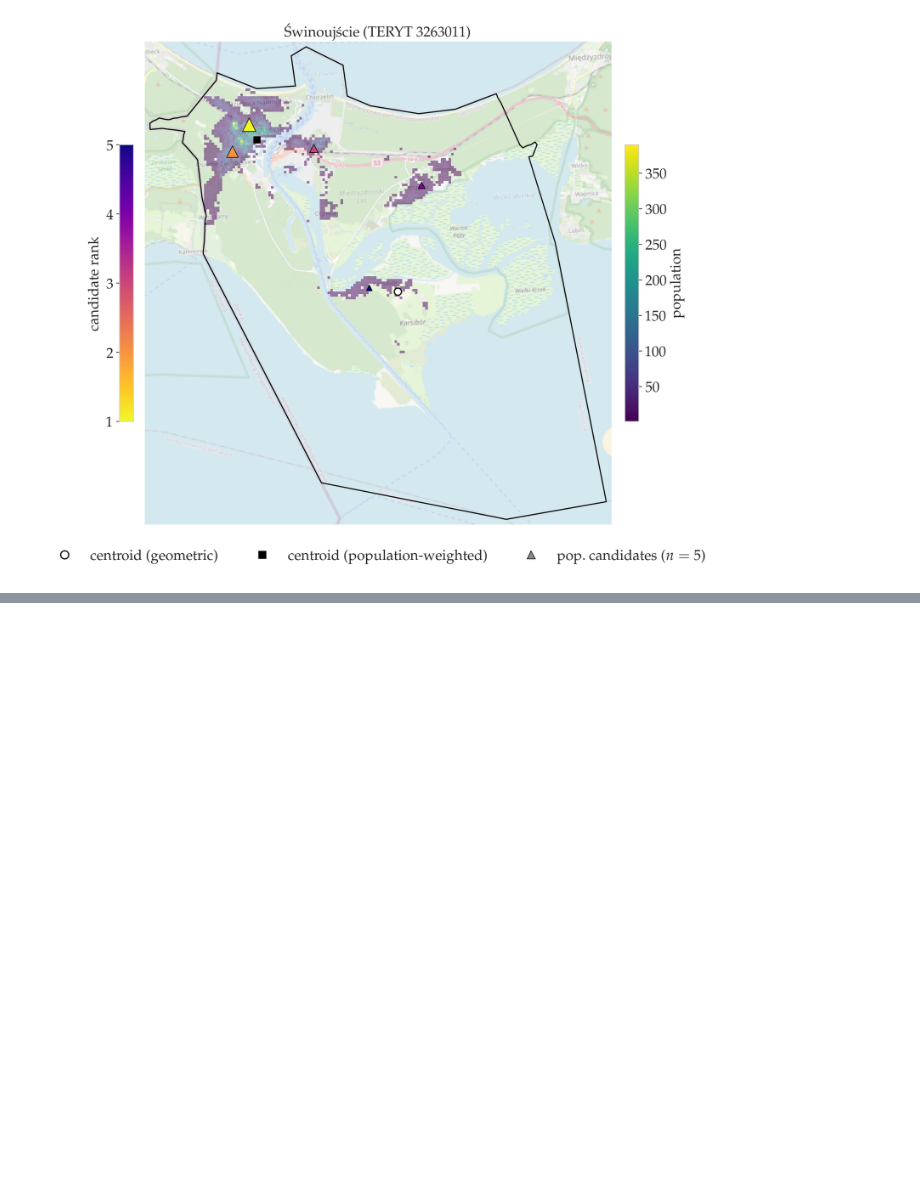
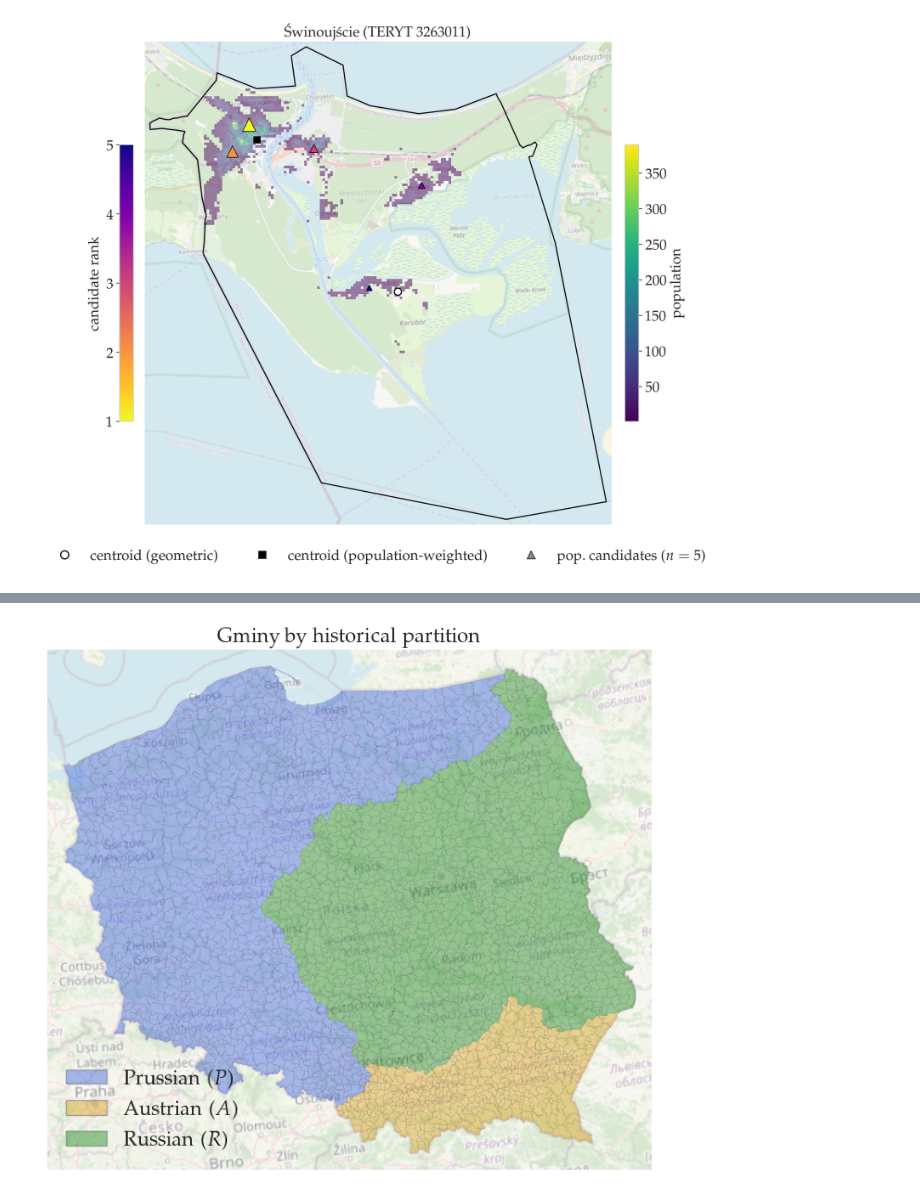
Before and after one commit to jendrkk/QSE-Poland-paper, a Jupyter notebook: notebooks/01_communes.ipynb, the cells around one changed output, grey strips where cells are left out. Drawn from its saved outputs; the diff is of its cells as text; code cells hidden in the pictures; blank space fills up the shorter version.

```diff
--- a/notebooks/01_communes.ipynb
+++ b/notebooks/01_communes.ipynb
@@ -21,11 +21,15 @@ import pandas as pd
 import geopandas as gpd
 import seaborn as sns
 from matplotlib.lines import Line2D
+from matplotlib.patches import Patch
 from shapely.geometry import box
 
 REPO_ROOT = Path(ipynbname.path()).parent.parent
 DATA_ROOT = REPO_ROOT / "data"
 COMMUNES_PATH = DATA_ROOT / "processed" / "shapefiles" / "communes_2021.gpkg"
+COMMUNES_PARTITIONS_PATH = (
+    DATA_ROOT / "processed" / "shapefiles" / "communes_2021_partitions.gpkg"
+)
 POP_GRID_PATH = DATA_ROOT / "raw" / "pop" / "poland_bbox_pop_100m.parquet"
 
 
@@ -353,0 +360,75 @@ plt.show()
+# %%
+# From scripts/shapefiles/partitions_map.py (temp layer with partition labels)
+communes_part = gpd.read_file(COMMUNES_PARTITIONS_PATH)
+# Older runs labelled the Prussian partition as 'G'; accept both.
+communes_part["partition"] = communes_part["partition"].replace({"G": "P"})
+
+PARTITION_COLORS = {
+    "P": "royalblue",
+    "A": "goldenrod",
+    "R": "forestgreen",
+}
+PARTITION_LABELS = {
+    "P": r"Prussian ($P$)",
+    "A": r"Austrian ($A$)",
+    "R": r"Russian ($R$)",
+}
+
+fig, ax = plt.subplots(figsize=(14, 14))
+
+minx, miny, maxx, maxy = communes_part.total_bounds
+pad = 2.0e4  # metres — small margin so OSM tiles frame the country
+ax.set_xlim(minx - pad, maxx + pad)
+ax.set_ylim(miny - pad, maxy + pad)
+
+cx.add_basemap(
+    ax,
+    crs=communes_part.crs,
+    source=cx.providers.OpenStreetMap.Mapnik,
+    headers={
+        "user-agent": (
+            "QSE-Poland-paper/1.0 "
+            "(research notebook; https://github.com/jendrkk/QSE_Poland_paper)"
+        )
+    },
+    alpha=0.5,
+    zorder=0,
+    attribution=False,
+)
+
+for code, color in PARTITION_COLORS.items():
+    subset = communes_part.loc[communes_part["partition"] == code]
+    if subset.empty:
+        continue
+    subset.plot(
+        ax=ax,
+        facecolor=color,
+        edgecolor="0.35",
+        linewidth=0.15,
+        alpha=0.45,
+        zorder=2,
+    )
+
+ax.legend(
+    handles=[
+        Patch(
+            facecolor=PARTITION_COLORS[code],
+            edgecolor="0.35",
+            alpha=0.45,
+            label=PARTITION_LABELS[code],
+        )
+        for code in ("P", "A", "R")
+    ],
+    frameon=False,
+    loc="lower left",
+)
+
+ax.set_axis_off()
+ax.set_aspect("equal")
+ax.set_title(r"Gminy by historical partition")
+fig.tight_layout()
+plt.show()
+
+print(communes_part["partition"].value_counts(dropna=False).to_string())
+# %% [output]
+[figure, added]
```
Also changed, not shown: parts of 2 cells of this notebook, 12 other files.
